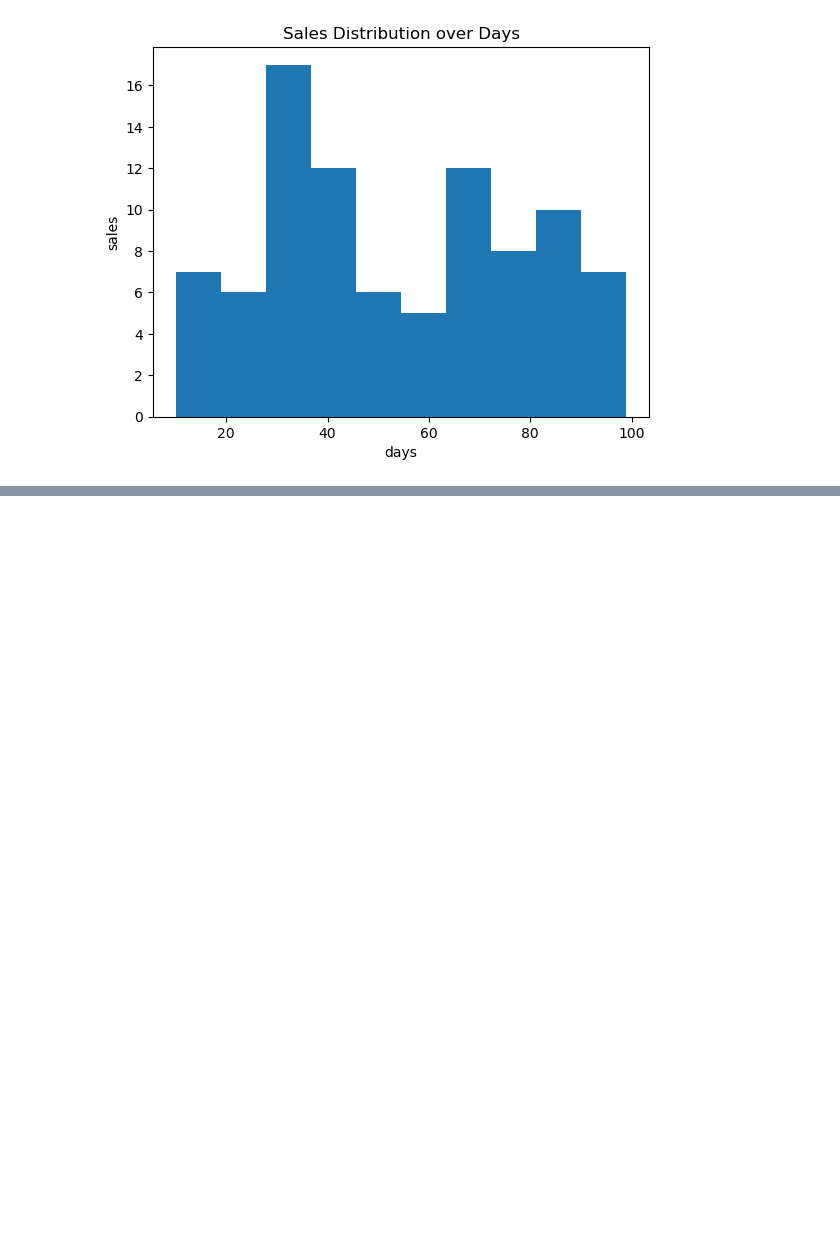
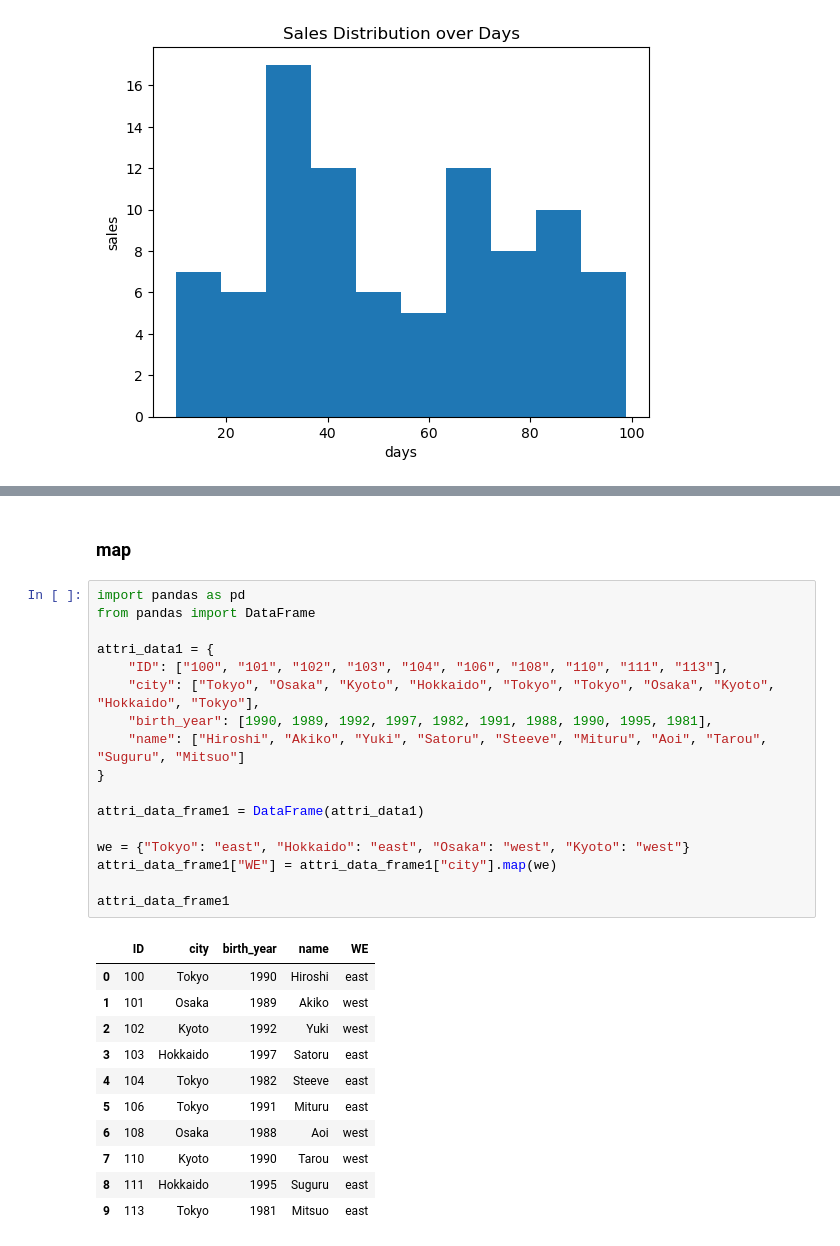
Before and after one commit to ahiru3test/aidemy, a Jupyter notebook: aidemy.ipynb, the cells around one changed output, grey strips where cells are left out. Cells and saved outputs as stored; diff of their text form; blank space fills up the shorter version.

```diff
--- a/aidemy.ipynb
+++ b/aidemy.ipynb
@@ -353,0 +438,31 @@ plt.show()
+# %% [markdown]
+### map
+# %%
+import pandas as pd
+from pandas import DataFrame
+
+attri_data1 = {
+    "ID": ["100", "101", "102", "103", "104", "106", "108", "110", "111", "113"],
+    "city": ["Tokyo", "Osaka", "Kyoto", "Hokkaido", "Tokyo", "Tokyo", "Osaka", "Kyoto", "Hokkaido", "Tokyo"],
+    "birth_year": [1990, 1989, 1992, 1997, 1982, 1991, 1988, 1990, 1995, 1981],
+    "name": ["Hiroshi", "Akiko", "Yuki", "Satoru", "Steeve", "Mituru", "Aoi", "Tarou", "Suguru", "Mitsuo"]
+}
+
+attri_data_frame1 = DataFrame(attri_data1)
+
+we = {"Tokyo": "east", "Hokkaido": "east", "Osaka": "west", "Kyoto": "west"}
+attri_data_frame1["WE"] = attri_data_frame1["city"].map(we)
+
+attri_data_frame1
+# %% [output]
+|  | ID | city | birth_year | name | WE |
+| 0 | 100 | Tokyo | 1990 | Hiroshi | east |
+| 1 | 101 | Osaka | 1989 | Akiko | west |
+| 2 | 102 | Kyoto | 1992 | Yuki | west |
+| 3 | 103 | Hokkaido | 1997 | Satoru | east |
+| 4 | 104 | Tokyo | 1982 | Steeve | east |
+| 5 | 106 | Tokyo | 1991 | Mituru | east |
+| 6 | 108 | Osaka | 1988 | Aoi | west |
+| 7 | 110 | Kyoto | 1990 | Tarou | west |
+| 8 | 111 | Hokkaido | 1995 | Suguru | east |
+| 9 | 113 | Tokyo | 1981 | Mitsuo | east |
```
Also changed, not shown: parts of 6 cells of this notebook, 1 other file.
